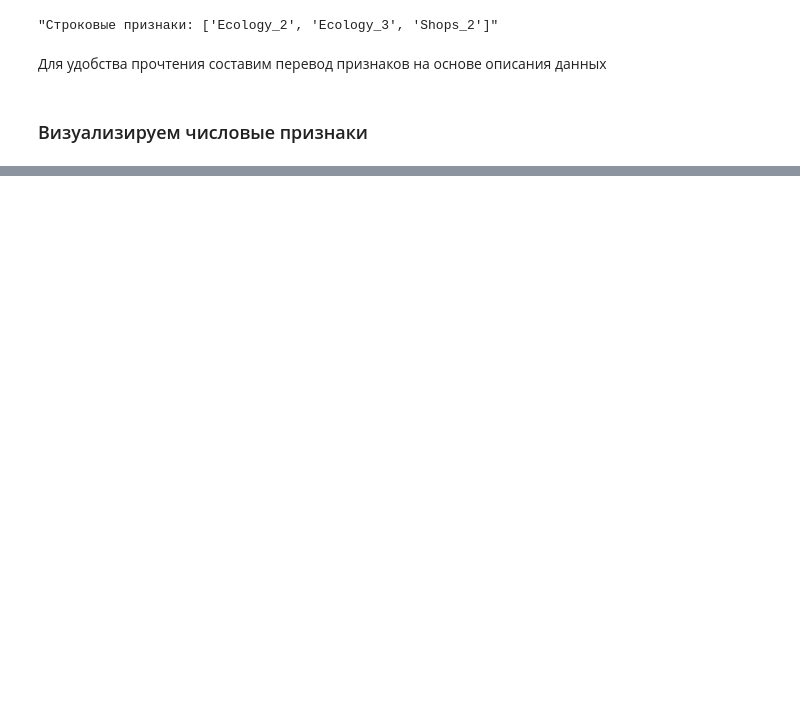
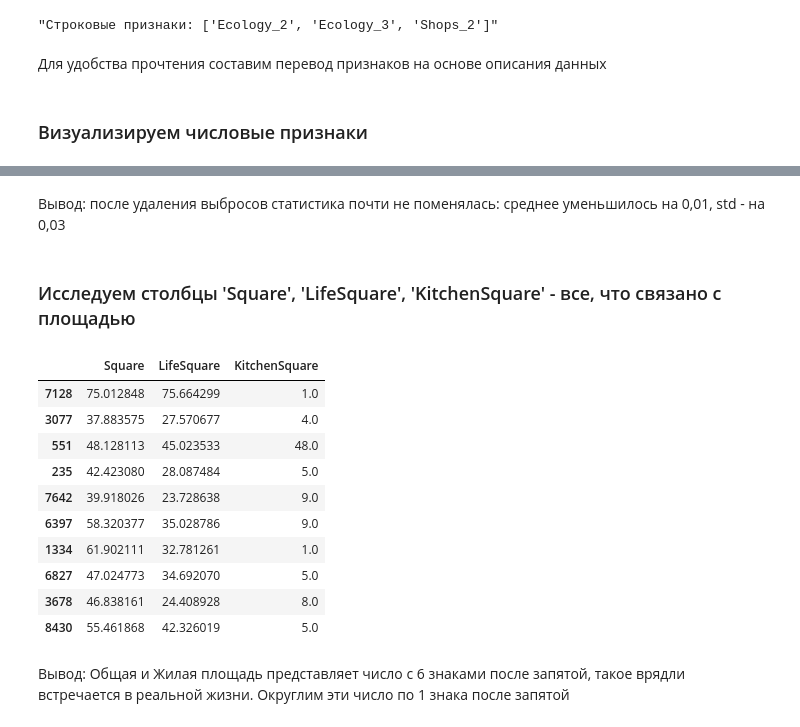
Before and after one commit to pamaxpower/PyLib, a Jupyter notebook: Course_project/cp.ipynb, the cells around one changed output, grey strips where cells are left out. Drawn from its saved outputs; the diff is of its cells as text; code cells hidden in the pictures; blank space fills up the shorter version.

```diff
--- a/Course_project/cp.ipynb
+++ b/Course_project/cp.ipynb
@@ -318,0 +467,3 @@ sns.boxplot(train_data['LifeSquare'])
+# %%
+index_rooms = train_data.query('(Rooms < 1) | ((Rooms >= 5) & (Square < 100))').index
+index_rooms
@@ -318,0 +474,2 @@ sns.boxplot(train_data['LifeSquare'])
+# %%
+train_data.loc[index_rooms, ['Rooms']] = train_data['Rooms'].median()
@@ -318,0 +488,23 @@ sns.boxplot(train_data['LifeSquare'])
+# %% [markdown]
+Вывод: после удаления выбросов статистика почти не поменялась: среднее уменьшилось на 0,01, std - на 0,03
+# %% [markdown]
+### Исследуем столбцы 'Square', 'LifeSquare', 'KitchenSquare' - все, что связано с площадью
+# %%
+SquareList = ['Square', 'LifeSquare', 'KitchenSquare']
+# %%
+# посмотри что из себя представляют данные
+train_data[SquareList].sample(10)
+# %% [output]
+|  | Square | LifeSquare | KitchenSquare |
+| 7128 | 75.012848 | 75.664299 | 1.0 |
+| 3077 | 37.883575 | 27.570677 | 4.0 |
+| 551 | 48.128113 | 45.023533 | 48.0 |
+| 235 | 42.423080 | 28.087484 | 5.0 |
+| 7642 | 39.918026 | 23.728638 | 9.0 |
+| 6397 | 58.320377 | 35.028786 | 9.0 |
+| 1334 | 61.902111 | 32.781261 | 1.0 |
+| 6827 | 47.024773 | 34.692070 | 5.0 |
+| 3678 | 46.838161 | 24.408928 | 8.0 |
+| 8430 | 55.461868 | 42.326019 | 5.0 |
+# %% [markdown]
+Вывод: Общая и Жилая площадь представляет число с 6 знаками после запятой, такое врядли встречается в реальной жизни. Округлим эти число по 1 знака после запятой
```
Also changed, not shown: parts of 79 cells of this notebook, 1 other file.
